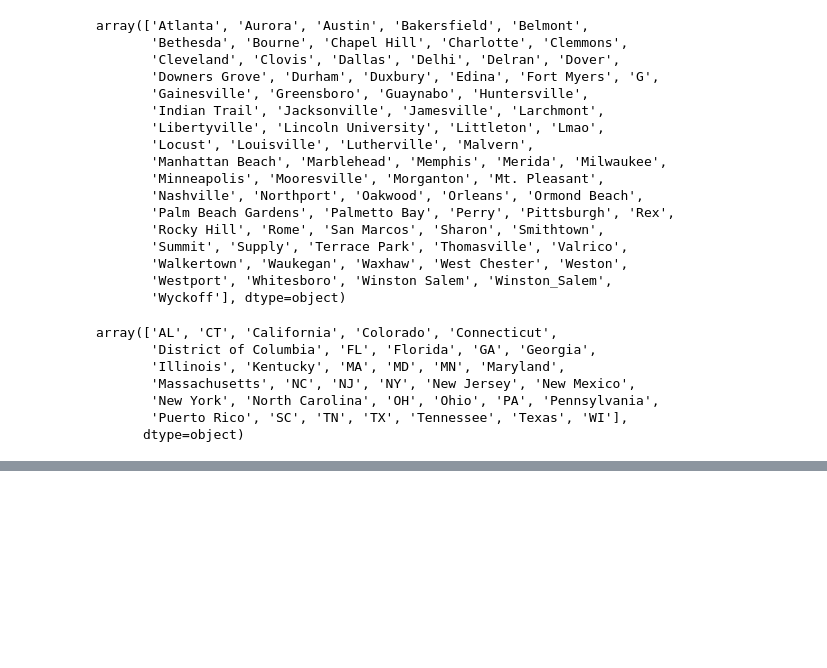
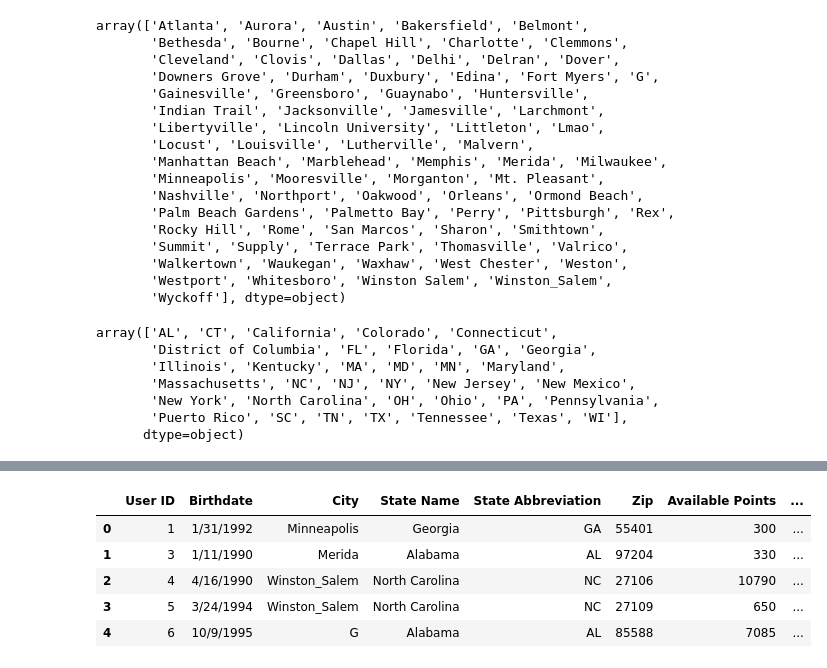
Before and after one commit to GiwonLee1999/Data-wrangling-ETL-Analysis-ML-DL, a Jupyter notebook: Data Wrangling/RewardsDataSet.ipynb, the cells around one changed output, grey strips where cells are left out. Cells and saved outputs as stored; diff of their text form; code cells hidden in the pictures; blank space fills up the shorter version.

```diff
--- a/Data Wrangling/RewardsDataSet.ipynb
+++ b/Data Wrangling/RewardsDataSet.ipynb
@@ -262,0 +366,13 @@ array(['AL', 'CT', 'California', 'Colorado', 'Connecticut',
+# %%
+# pop() and insert(), pop removes a column from a dataframe and returns it as a Series. state_name_col = rewards_df_sample.pop('State Name')
+state_name_col = rewards_df_sample.pop('State Name')
+# insert allows inserting a column into a Dataframe at a specified locaiton
+rewards_df_sample.insert(3, 'State Name', state_name_col)
+rewards_df_sample.head()
+# %% [output]
+|  | User ID | Birthdate | City | State Name | State Abbreviation | Zip | Available Points | ... |
+| 0 | 1 | 1/31/1992 | Minneapolis | Georgia | GA | 55401 | 300 | ... |
+| 1 | 3 | 1/11/1990 | Merida | Alabama | AL | 97204 | 330 | ... |
+| 2 | 4 | 4/16/1990 | Winston_Salem | North Carolina | NC | 27106 | 10790 | ... |
+| 3 | 5 | 3/24/1994 | Winston_Salem | North Carolina | NC | 27109 | 650 | ... |
+| 4 | 6 | 10/9/1995 | G | Alabama | AL | 85588 | 7085 | ... |
```
Also changed, not shown: parts of 15 cells of this notebook.
